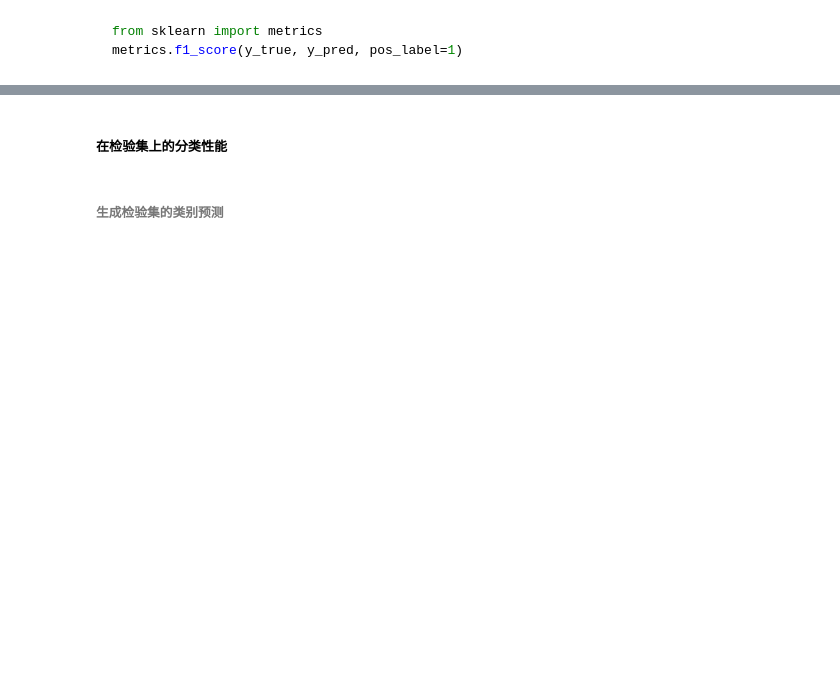
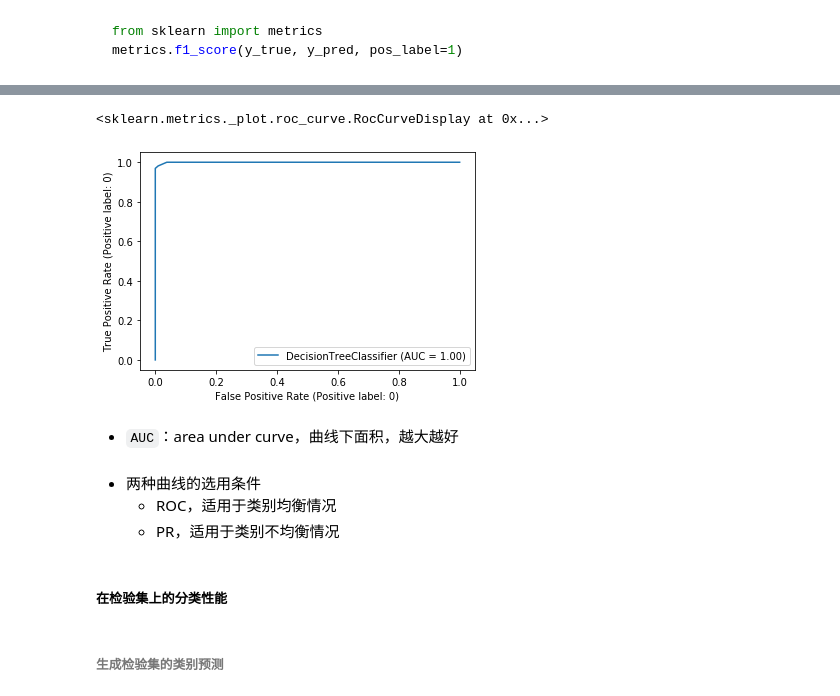
Before and after one commit to christinemu/biz-mining, a Jupyter notebook: Classification.ipynb, the cells around one changed output, grey strips where cells are left out. Cells and saved outputs as stored; diff of their text form; code cells hidden in the pictures; blank space fills up the shorter version.

```diff
--- a/Classification.ipynb
+++ b/Classification.ipynb
@@ -764,3 +745,14 @@ print(f'生还的分类的F1_score是{metrics.f1_score(titTrainY,titTrainYPre,po
+# %%
+metrics.plot_roc_curve(titDt,titTrainX,titTrainY,pos_label=0)
+# %% [output]
+<sklearn.metrics._plot.roc_curve.RocCurveDisplay at 0x...>
+[figure, added]
+# %% [markdown]
+- `AUC`：area under curve，曲线下面积，越大越好
+# %% [markdown]
+- 两种曲线的选用条件
+    - ROC，适用于类别均衡情况
+    - PR，适用于类别不均衡情况
 # %% [markdown]
 ##### 在检验集上的分类性能
 # %% [markdown]
```
Also changed, not shown: parts of 97 cells of this notebook, 2 other files.
